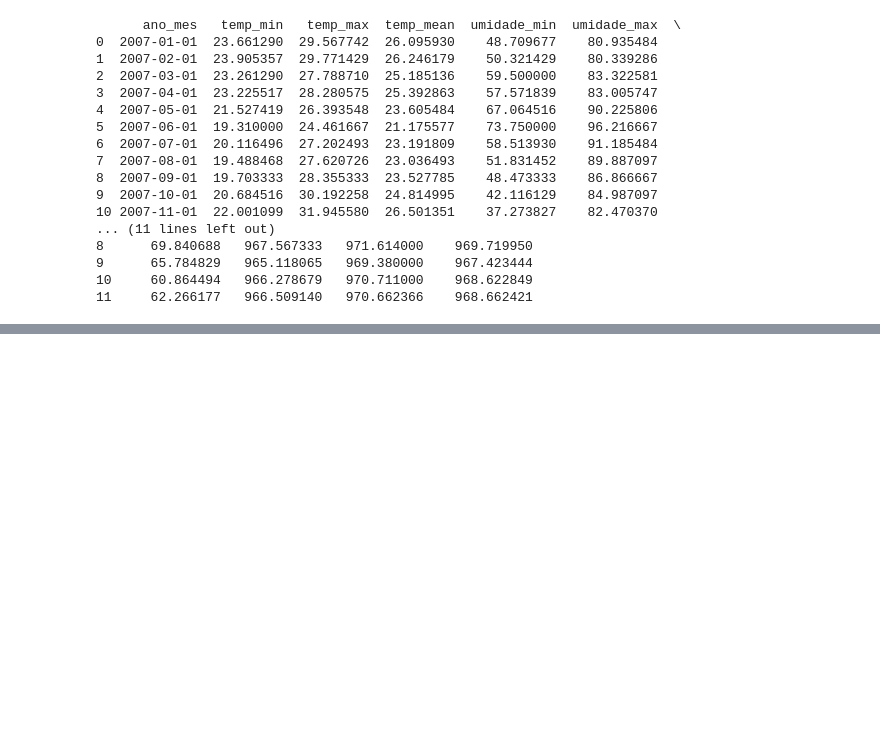
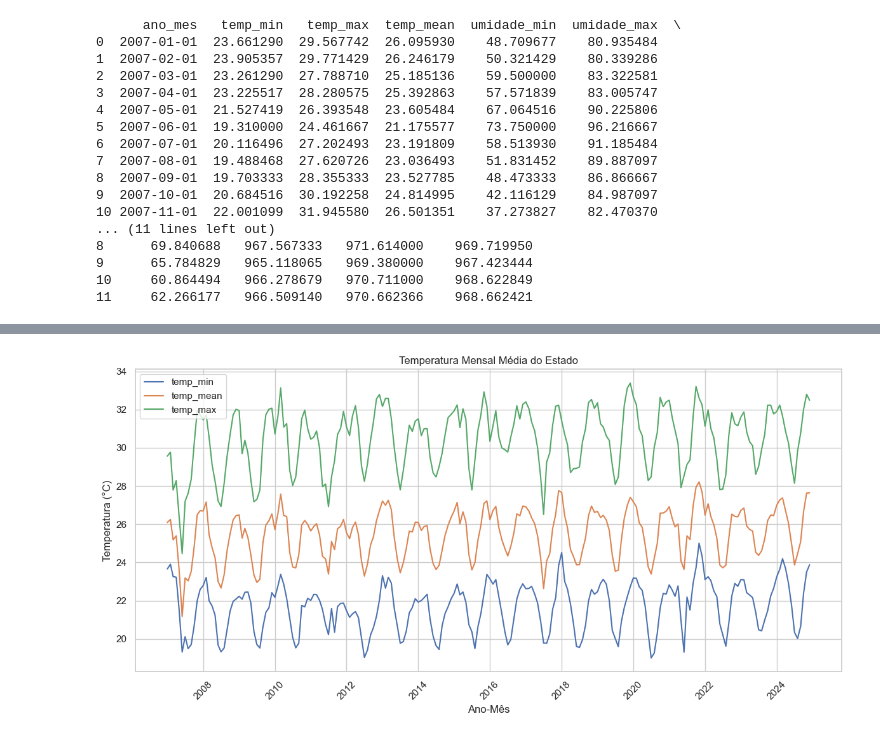
Before and after one commit to luquech/DadosTCC, a Jupyter notebook: DADOS_INMET.ipynb, the cells around one changed output, grey strips where cells are left out. Cells and saved outputs as stored; diff of their text form; code cells hidden in the pictures; blank space fills up the shorter version.

```diff
--- a/DADOS_INMET.ipynb
+++ b/DADOS_INMET.ipynb
@@ -2645,0 +2698,17 @@ media_mensal_estado.to_csv('media_mensal_estado.csv', index=False, encoding='utf
+# %%
+import seaborn as sns
+
+sns.set(style="whitegrid")
+plt.figure(figsize=(12,6))
+
+for col in ['temp_min', 'temp_mean', 'temp_max']:
+    sns.lineplot(x='ano_mes', y=col, data=media_mensal_estado, label=col)
+
+plt.title('Temperatura Mensal Média do Estado')
+plt.xlabel('Ano-Mês')
+plt.ylabel('Temperatura (°C)')
+plt.xticks(rotation=45)
+plt.tight_layout()
+plt.show()
+# %% [output]
+[figure, added]
```
Also changed, not shown: parts of 8 cells of this notebook.
